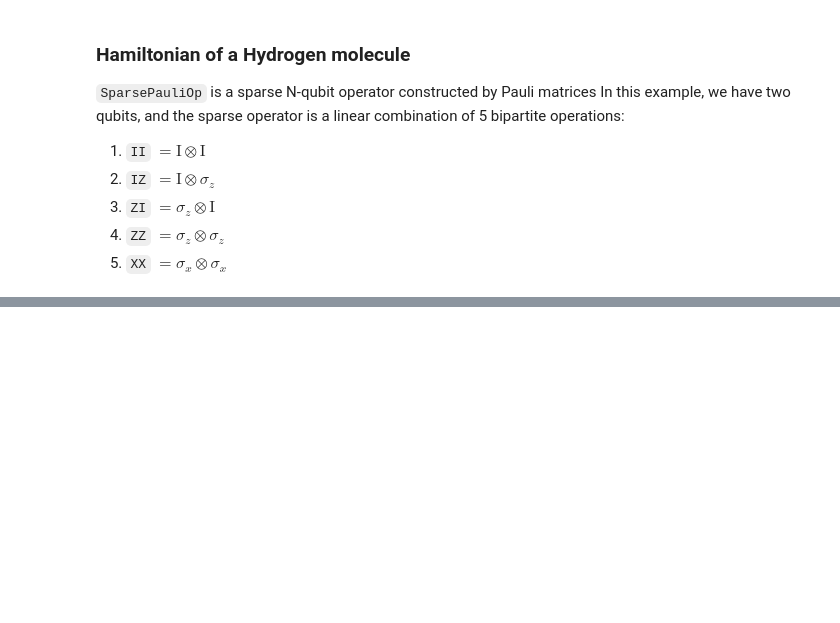
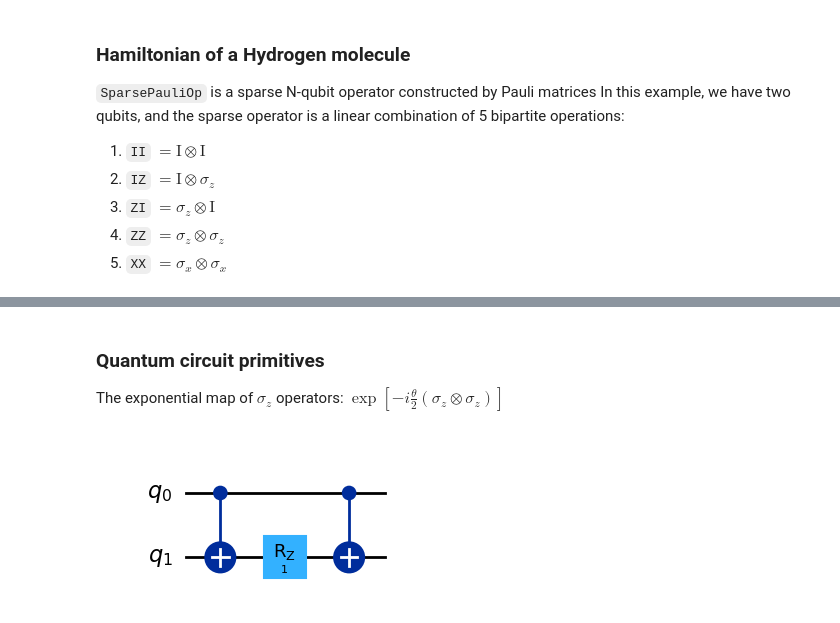
Before and after one commit to SiangYuan-Lin/Qiskit_practice, a Jupyter notebook: Qiskit algorithm introduction.ipynb, the cells around one changed output, grey strips where cells are left out. Saved outputs shown, nothing was run; the diff lists cells and outputs as text; code cells hidden in the pictures; blank space fills up the shorter version.

```diff
--- a/Qiskit algorithm introduction.ipynb
+++ b/Qiskit algorithm introduction.ipynb
@@ -191,0 +179,11 @@ $$
+# %% [markdown]
+### Quantum circuit primitives
+The exponential map  of $\sigma_z$ operators: $\exp[-i\frac\theta 2 (\sigma_z \otimes \sigma_z)]$
+# %%
+circ = QuantumCircuit(2)
+circ.cx(0,1)
+circ.rz(1,1)
+circ.cx(0,1)
+circ.draw(output='mpl',style='iqx')
+# %% [output]
+[figure, added]
```
Also changed, not shown: parts of 29 cells of this notebook.
